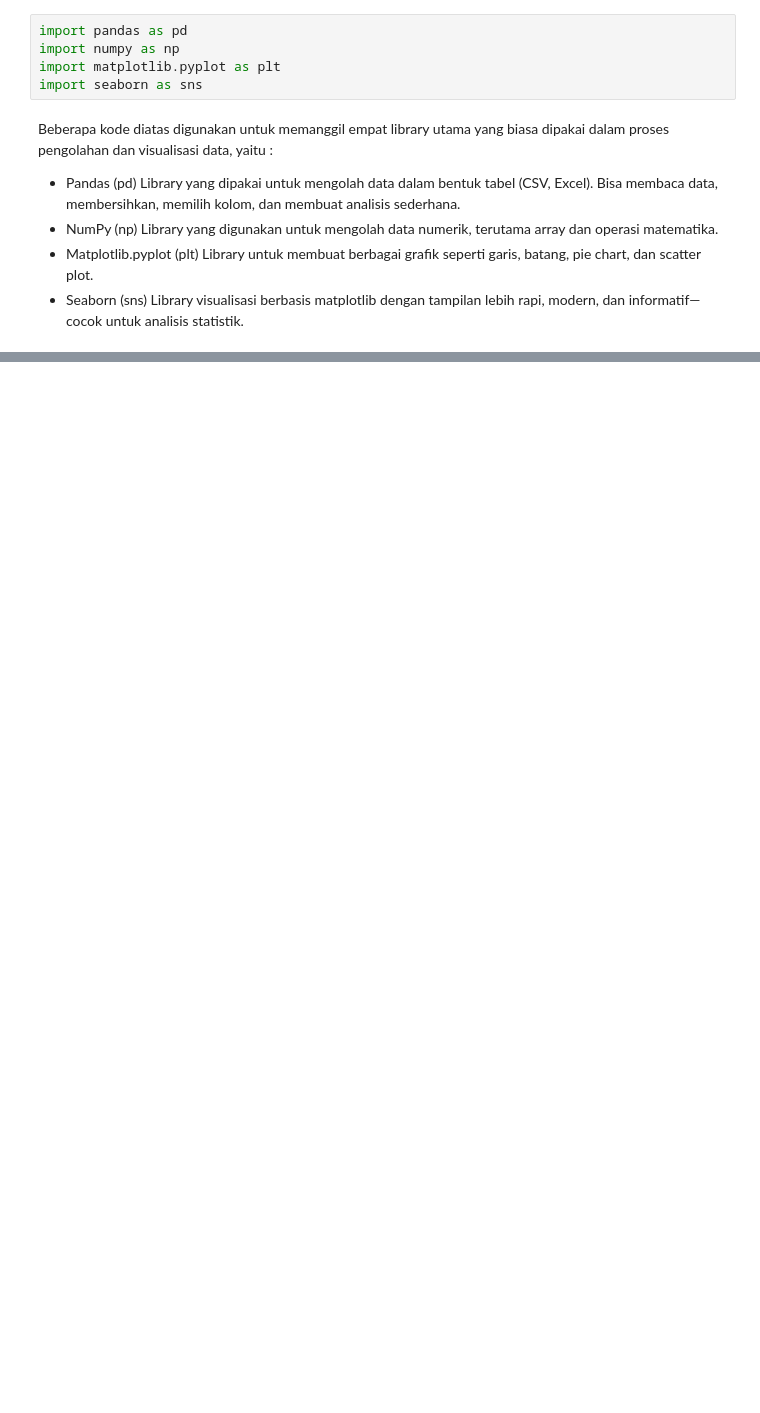
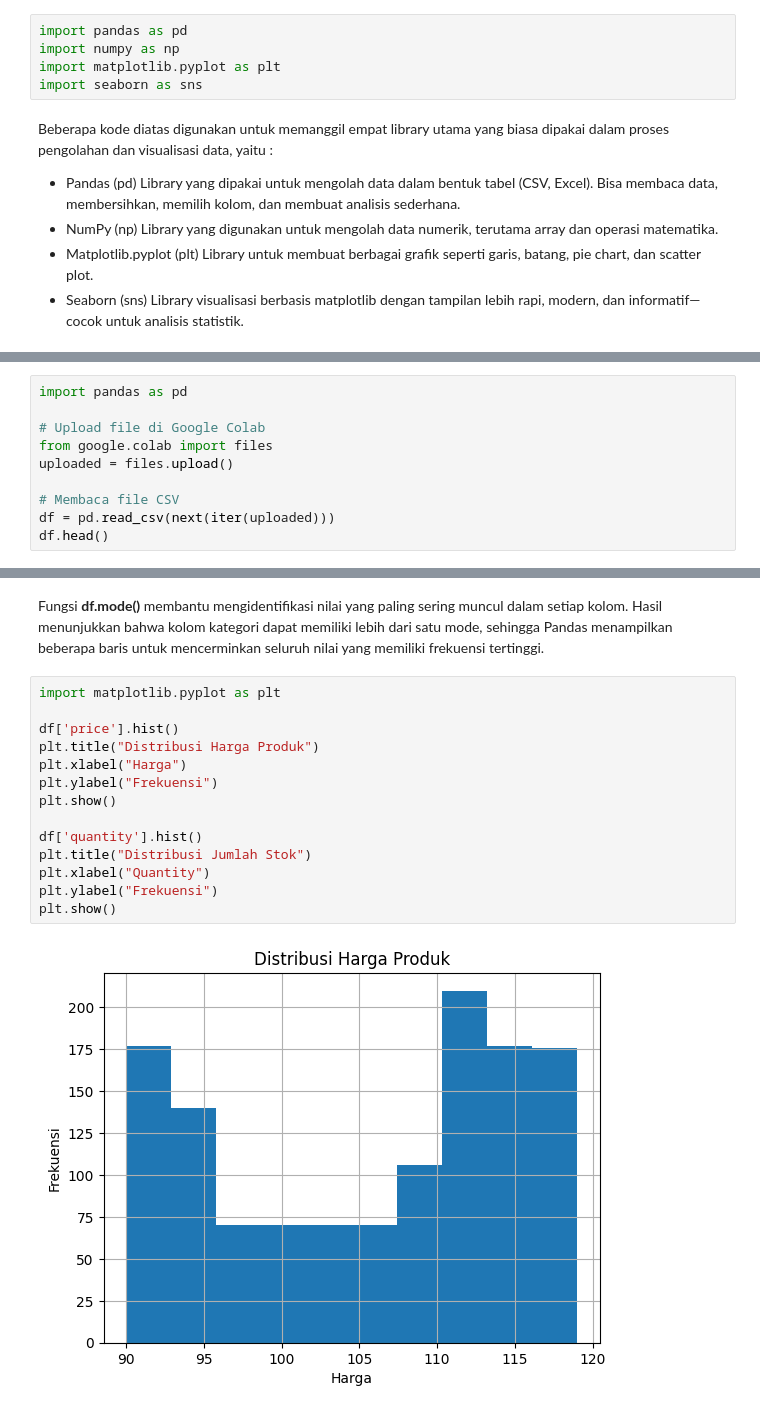
Before and after one commit to fardilladr/Pemrograman-Dasar, a Jupyter notebook: PRAKTIKUM 9.ipynb, the cells around one changed output, grey strips where cells are left out. Saved outputs shown, nothing was run; the diff lists cells and outputs as text; blank space fills up the shorter version.

```diff
--- a/PRAKTIKUM 9.ipynb
+++ b/PRAKTIKUM 9.ipynb
@@ -324,0 +15,10 @@ Semakin tinggi seseorang (height_cm), semakin besar kecenderungan berat badannya
+# %%
+import pandas as pd
+
+# Upload file di Google Colab
+from google.colab import files
+uploaded = files.upload()
+
+# Membaca file CSV
+df = pd.read_csv(next(iter(uploaded)))
+df.head()
@@ -324,0 +123,18 @@ Semakin tinggi seseorang (height_cm), semakin besar kecenderungan berat badannya
+# %% [markdown]
+Fungsi **df.mode()** membantu mengidentifikasi nilai yang paling sering muncul dalam setiap kolom. Hasil menunjukkan bahwa kolom kategori dapat memiliki lebih dari satu mode, sehingga Pandas menampilkan beberapa baris untuk mencerminkan seluruh nilai yang memiliki frekuensi tertinggi.
+# %%
+import matplotlib.pyplot as plt
+
+df['price'].hist()
+plt.title("Distribusi Harga Produk")
+plt.xlabel("Harga")
+plt.ylabel("Frekuensi")
+plt.show()
+
+df['quantity'].hist()
+plt.title("Distribusi Jumlah Stok")
+plt.xlabel("Quantity")
+plt.ylabel("Frekuensi")
+plt.show()
+# %% [output]
+[figure, added]
```
Also changed, not shown: parts of 58 cells of this notebook.
